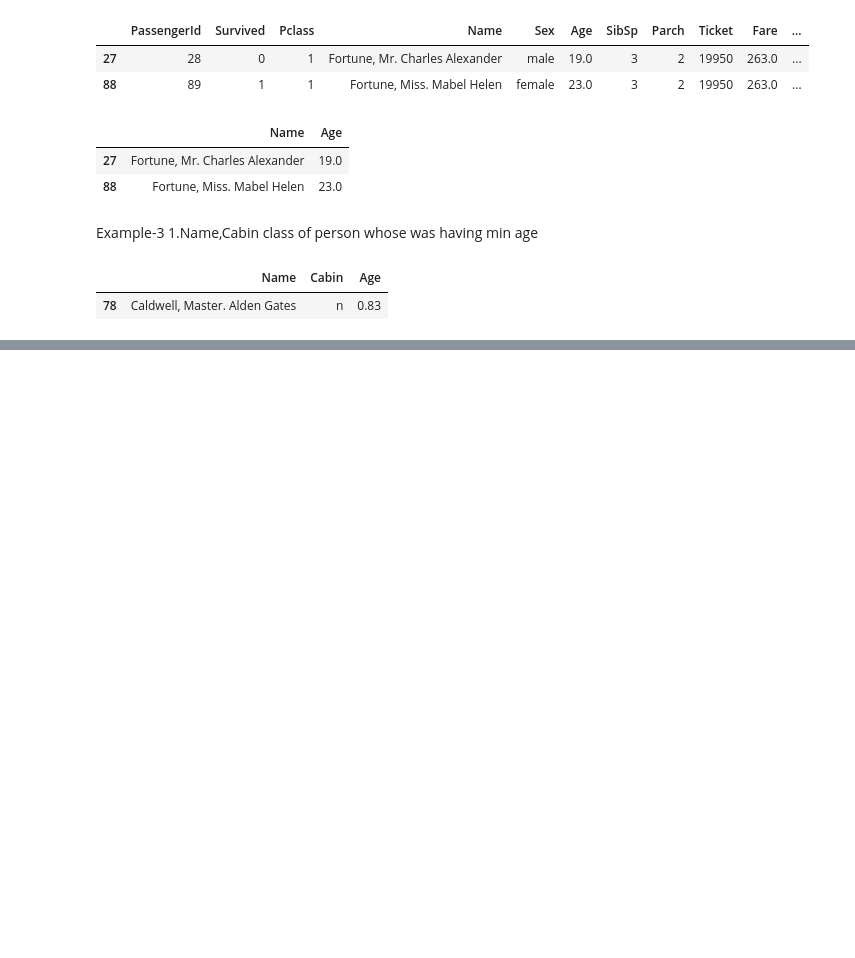
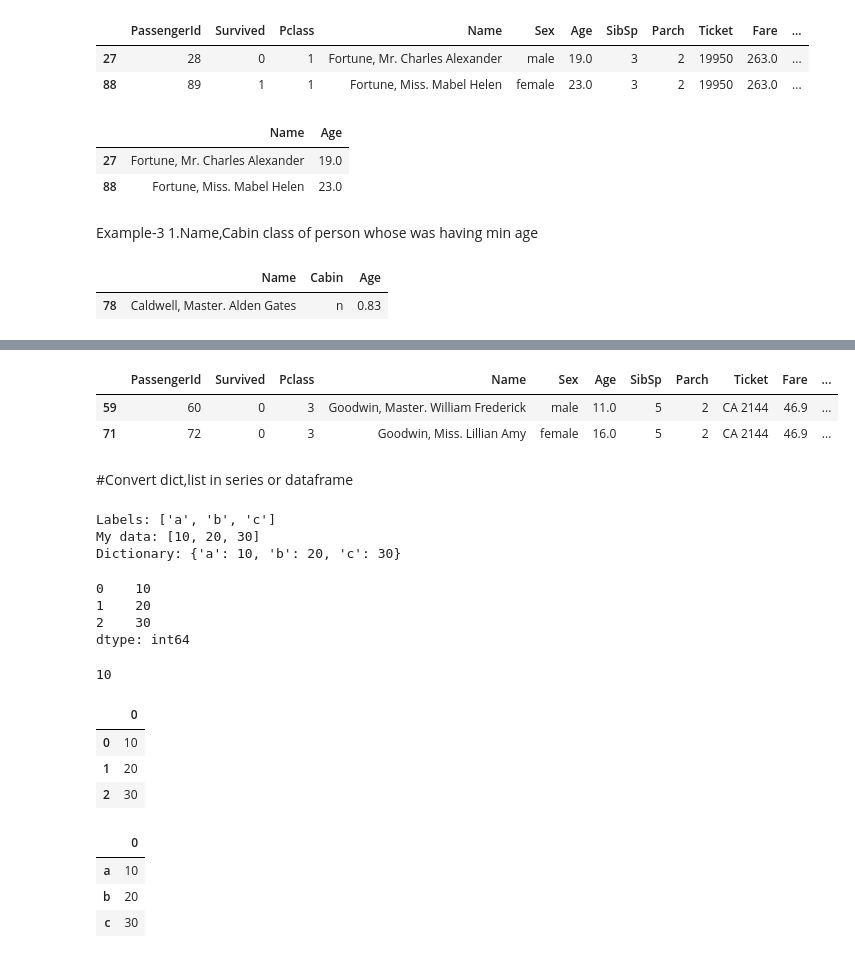
Before and after one commit to Parag18081994/Ghost, a Jupyter notebook: Python/Machine Learning iNeuron/19th_July_ML.ipynb, the cells around one changed output, grey strips where cells are left out. Saved outputs shown, nothing was run; the diff lists cells and outputs as text; code cells hidden in the pictures; blank space fills up the shorter version.

```diff
--- a/Python/Machine Learning iNeuron/19th_July_ML.ipynb
+++ b/Python/Machine Learning iNeuron/19th_July_ML.ipynb
@@ -541,0 +558,56 @@ titanic_train.iloc[Age_min_index][['Name','Cabin','Age']]
+# %%
+#creating a new col using adiition operation
+titanic_train['Family']=titanic_train['SibSp']+titanic_train['Parch']
+most_family=np.where(titanic_train['Family']==max(titanic_train['Family']))
+titanic_train.iloc[most_family]
+# %% [output]
+|  | PassengerId | Survived | Pclass | Name | Sex | Age | SibSp | Parch | Ticket | Fare | ... |
+| 59 | 60 | 0 | 3 | Goodwin, Master. William Frederick | male | 11.0 | 5 | 2 | CA 2144 | 46.9 | ... |
+| 71 | 72 | 0 | 3 | Goodwin, Miss. Lillian Amy | female | 16.0 | 5 | 2 | CA 2144 | 46.9 | ... |
+# %% [markdown]
+#Convert dict,list in series or dataframe
+# %%
+labels=['a','b','c']
+my_data=[10,20,30]
+arr=np.array(my_data)
+d={'a':10,'b':20,'c':30}
+print('Labels:',labels)
+print('My data:',my_data)
+print('Dictionary:',d)
+# %% [output]
+Labels: ['a', 'b', 'c']
+My data: [10, 20, 30]
+Dictionary: {'a': 10, 'b': 20, 'c': 30}
+# %%
+#Converting array in series,diff in series and list is no index can be seen
+a=pd.Series(my_data)
+a
+# %% [output]
+0    10
+1    20
+2    30
+dtype: int64
+# %%
+#giving own index
+Se=pd.Series(my_data,index=['a','b','c'])
+Se[0]
+Se['a'] #still remeber its default index
+# %% [output]
+10
+# %%
+#converting series in dataframe
+pd.DataFrame(a)
+# %% [output]
+|  | 0 |
+| 0 | 10 |
+| 1 | 20 |
+| 2 | 30 |
+# %%
+#convert dict to dataframe
+d={'a':10,'b':20,'c':30}
+pd.DataFrame(pd.Series(d))
+# %% [output]
+|  | 0 |
+| a | 10 |
+| b | 20 |
+| c | 30 |
```
Also changed, not shown: parts of 12 cells of this notebook.
